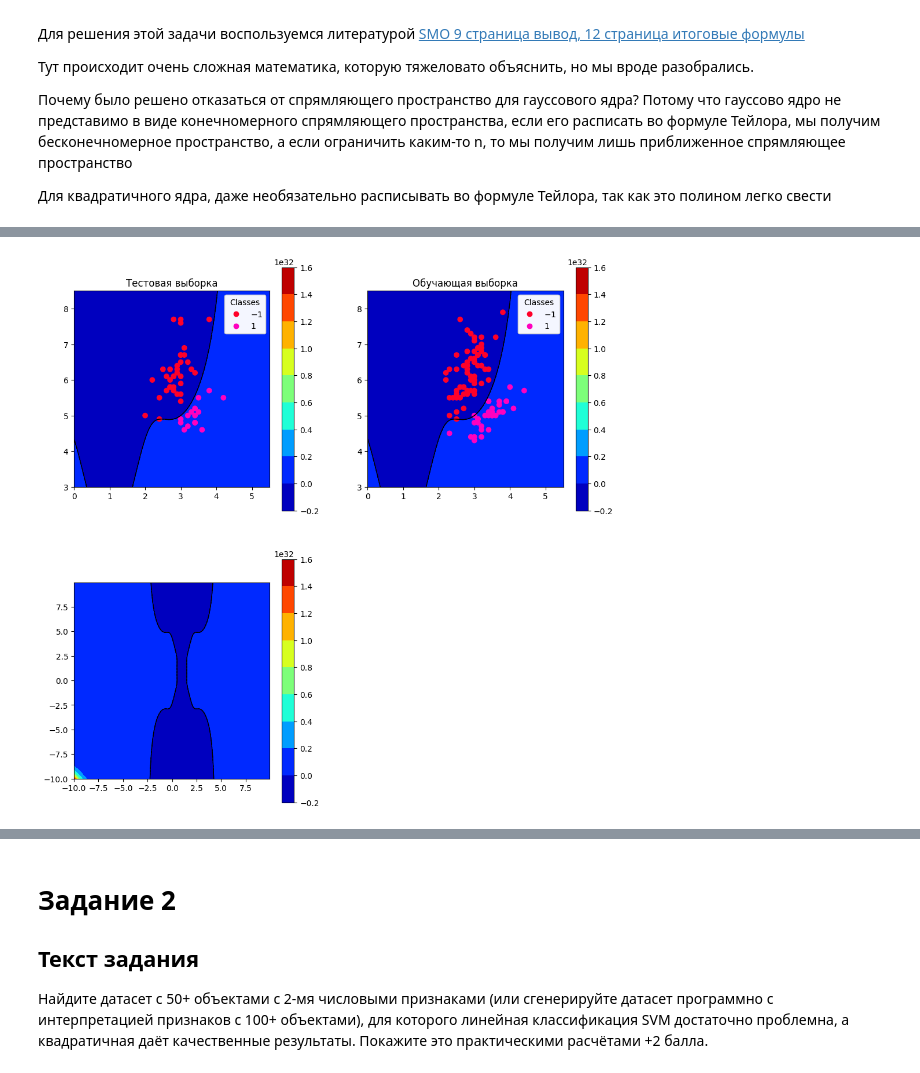
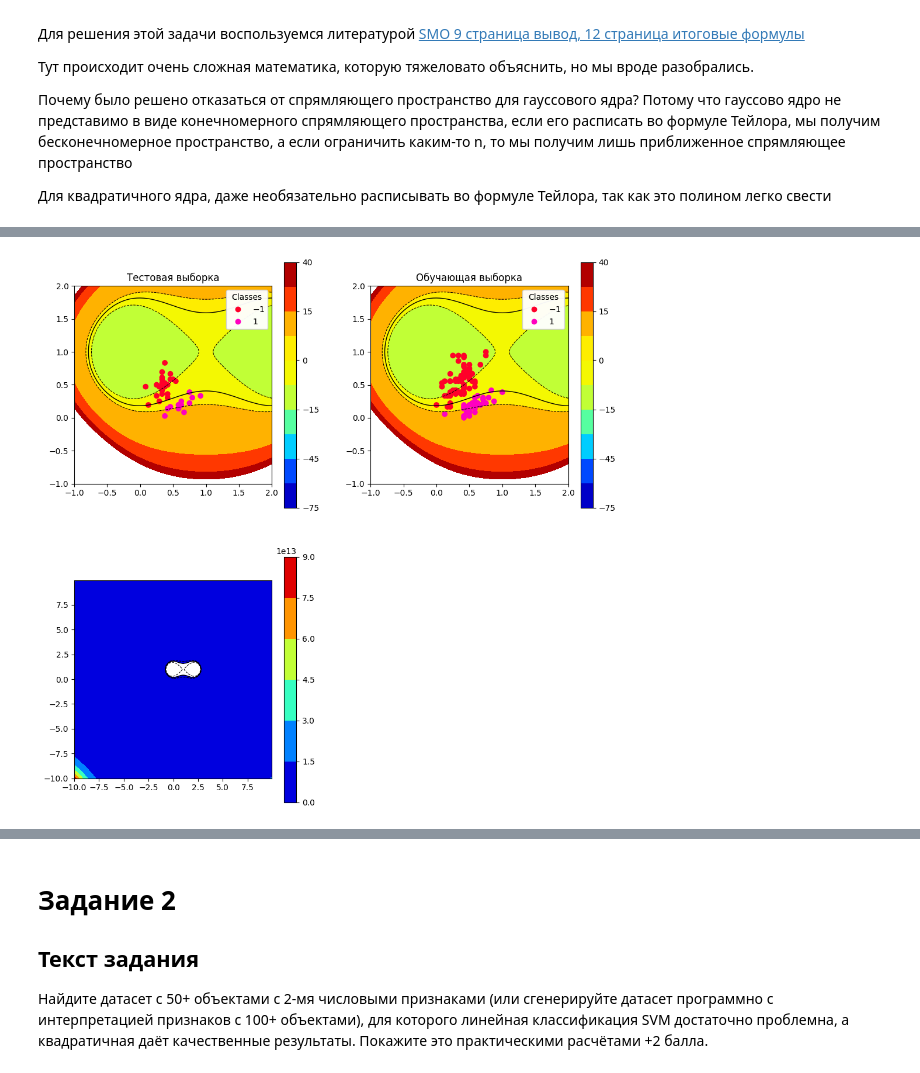
Before and after one commit to J0hnLenin/MachineLearningLabs, a Jupyter notebook: Lab06.ipynb, the cells around one changed output, grey strips where cells are left out. Cells and saved outputs as stored; diff of their text form; code cells hidden in the pictures.

```diff
--- a/Lab06.ipynb
+++ b/Lab06.ipynb
@@ -1049,7 +1049,12 @@ class GaussSVM(SupportVectorMachine):
         X =  np.concatenate((np.ones(len(X)).reshape(-1, 1), X), axis=1) #фиктивная единица
         X = self.to_new_r(X) #перевод в новое пространство данных
         return np.sign(np.dot(X, self.w).reshape(-1, 1)) #предсказание
+# %%
+from sklearn import preprocessing
+scaler = preprocessing.MinMaxScaler()
+X_scaled = scaler.fit_transform(X)
+X_scaled_train, X_scaled_test, y_train, y_test = train_test_split(X_scaled, y, random_state=0)
 # %%
-test_svm = GaussSVM(X_train, y_train, h=0.0005, min_iterations=3000)
-test_svm.init_r(9)
+test_svm = GaussSVM(X_scaled_train, y_train, h=0.0005, min_iterations=500)
+test_svm.init_r(5)
 # %% [output]
@@ -1150,46 +1143,46 @@ for i in range(C.shape[0]):
 
 fig = plt.figure(figsize=(12, 12))
 ax = fig.add_subplot(221)
-plt.xlim(0, 5.5)
-plt.ylim(3, 8.5)
-plt.contourf(x1, x2, z, cmap="jet")
+plt.xlim(-1, 2)
+plt.ylim(-1, 2)
+plt.contourf(x1, x2, z, cmap="jet", levels=[-75, -60, -45, -30, -15, -1, 0, 1, 15, 30, 40])
 plt.colorbar()
 plt.contour(x1, x2, z, colors="black", levels=[-1, 0, 1], linewidths=[0.75, 1, 0.75], linestyles=["--", '-', '--'])
-scatter = ax.scatter(X_test[:, 1], X_test[:, 0], c=y_test, cmap="gist_rainbow", marker="o")
+scatter = ax.scatter(X_scaled_test[:, 1], X_scaled_test[:, 0], c=y_test, cmap="gist_rainbow", marker="o")
 ax.set_aspect('equal', adjustable='box')
 ax.set_title('Тестовая выборка')
 
 legend1 = ax.legend(*scatter.legend_elements(),
                     loc="upper right", title="Classes")
 ax.add_artist(legend1)
 legend1 = ax.legend(*scatter.legend_elements(),
                     loc="upper right", title="Classes")
 
 ax = fig.add_subplot(222)
 
 
-plt.contourf(x1, x2, z, cmap="jet")
+plt.contourf(x1, x2, z, cmap="jet", levels=[-75, -60, -45, -30, -15, -1, 0, 1, 15, 30, 40])
 plt.colorbar()
 plt.contour(x1, x2, z, colors="black", levels=[-1, 0, 1], linewidths=[0.75, 1, 0.75], linestyles=["--", '-', '--'])
-scatter = ax.scatter(X_train[:, 1], X_train[:, 0], c=y_train, cmap="gist_rainbow", marker="o")
-plt.xlim(0, 5.5)
-plt.ylim(3, 8.5)
+scatter = ax.scatter(X_scaled_train[:, 1], X_scaled_train[:, 0], c=y_train, cmap="gist_rainbow", marker="o")
+plt.xlim(-1, 2)
+plt.ylim(-1, 2)
 ax.set_aspect('equal', adjustable='box')
 ax.set_title('Обучающая выборка')
 
 legend1 = ax.legend(*scatter.legend_elements(),
                     loc="upper right", title="Classes")
 ax.add_artist(legend1)
 ax = fig.add_subplot(223)
 
 ax.set_aspect('equal', adjustable='box')
 
 plt.contourf(x1, x2, z, cmap="jet")
 plt.colorbar()
 plt.contour(x1, x2, z, colors="black", levels=[-1, 0, 1], linewidths=[0.75, 1, 0.75], linestyles=["--", '-', '--'])
 
 plt.show()
 # %% [output]
-[figure, old version]
+[figure, new version]
 # %%
 ax = plt.axes(projection ='3d')
```
Also changed, not shown: parts of 9 cells of this notebook.
